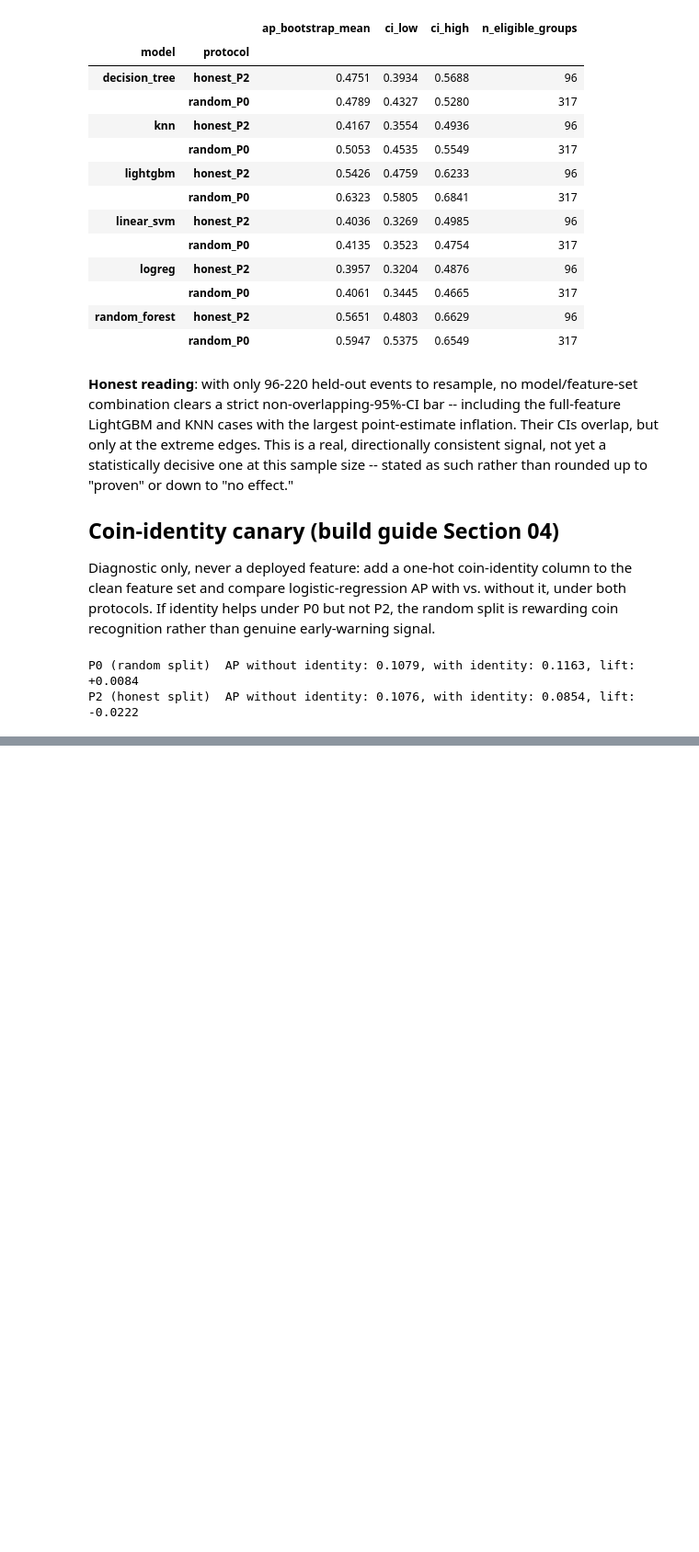
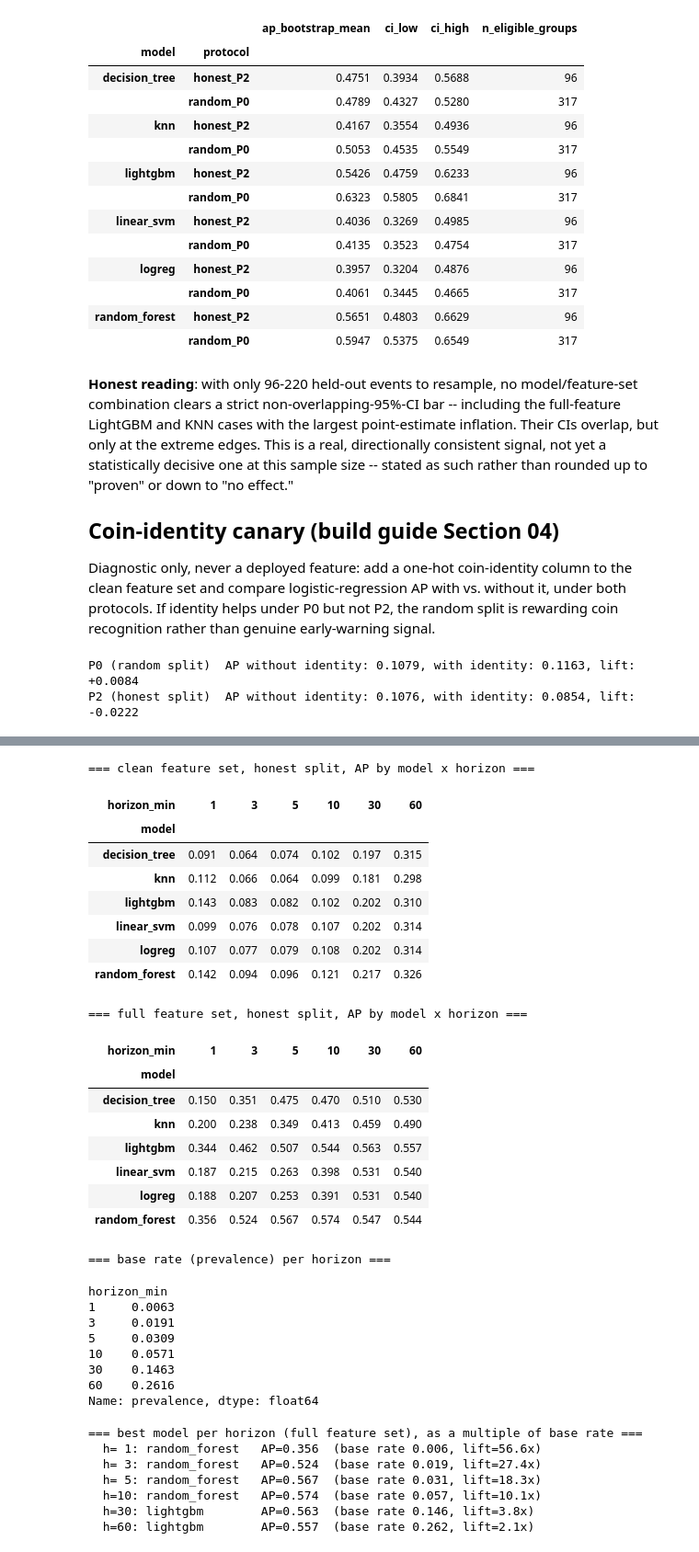
Before and after one commit to aveek-b/Pump-Radar, a Jupyter notebook: notebooks/KD_pumpradar_complete.ipynb, the cells around one changed output, grey strips where cells are left out. Shown at 92% size. Cells and saved outputs as stored; diff of their text form; code cells hidden in the pictures; blank space fills up the shorter version.

```diff
--- a/notebooks/KD_pumpradar_complete.ipynb
+++ b/notebooks/KD_pumpradar_complete.ipynb
@@ -378,0 +414,9 @@ honest chronological split. Consistent with the hypothesis, modest effect size.
+# %%
+with open(PROJECT_ROOT / "results" / "permutation_importance.json") as f:
+    perm_importance = json.load(f)
+
+for feature_set in ("clean", "full"):
+    print(f"-- {feature_set} --")
+    df = pd.DataFrame(perm_importance[feature_set])
+    display(df)
+    print()
@@ -378,0 +464,55 @@ honest chronological split. Consistent with the hypothesis, modest effect size.
+# %%
+honest = records[records.protocol == "honest_P2"]
+prevalence_by_h = honest[honest.feature_set == "clean"].groupby("horizon_min")["prevalence"].first()
+
+for feature_set in ("clean", "full"):
+    print(f"=== {feature_set} feature set, honest split, AP by model x horizon ===")
+    pivot = honest[honest.feature_set == feature_set].pivot(index="model", columns="horizon_min", values="ap")
+    display(pivot.round(3))
+    print()
+
+print("=== base rate (prevalence) per horizon ===")
+display(prevalence_by_h.round(4))
+
+print()
+print("=== best model per horizon (full feature set), as a multiple of base rate ===")
+full_pivot = honest[honest.feature_set == "full"].pivot(index="model", columns="horizon_min", values="ap")
+best_model = full_pivot.idxmax()
+for h in full_pivot.columns:
+    ap = full_pivot.loc[best_model[h], h]
+    print(f"  h={h:>2}: {best_model[h]:14s}  AP={ap:.3f}  (base rate {prevalence_by_h[h]:.3f}, lift={ap / prevalence_by_h[h]:.1f}x)")
+# %% [output]
+=== clean feature set, honest split, AP by model x horizon ===
+| horizon_min | 1 | 3 | 5 | 10 | 30 | 60 |
+| model |  |  |  |  |  |  |
+| decision_tree | 0.091 | 0.064 | 0.074 | 0.102 | 0.197 | 0.315 |
+| knn | 0.112 | 0.066 | 0.064 | 0.099 | 0.181 | 0.298 |
+| lightgbm | 0.143 | 0.083 | 0.082 | 0.102 | 0.202 | 0.310 |
+| linear_svm | 0.099 | 0.076 | 0.078 | 0.107 | 0.202 | 0.314 |
+| logreg | 0.107 | 0.077 | 0.079 | 0.108 | 0.202 | 0.314 |
+| random_forest | 0.142 | 0.094 | 0.096 | 0.121 | 0.217 | 0.326 |
+=== full feature set, honest split, AP by model x horizon ===
+| horizon_min | 1 | 3 | 5 | 10 | 30 | 60 |
+| model |  |  |  |  |  |  |
+| decision_tree | 0.150 | 0.351 | 0.475 | 0.470 | 0.510 | 0.530 |
+| knn | 0.200 | 0.238 | 0.349 | 0.413 | 0.459 | 0.490 |
+| lightgbm | 0.344 | 0.462 | 0.507 | 0.544 | 0.563 | 0.557 |
+| linear_svm | 0.187 | 0.215 | 0.263 | 0.398 | 0.531 | 0.540 |
+| logreg | 0.188 | 0.207 | 0.253 | 0.391 | 0.531 | 0.540 |
+| random_forest | 0.356 | 0.524 | 0.567 | 0.574 | 0.547 | 0.544 |
+=== base rate (prevalence) per horizon ===
+horizon_min
+1     0.0063
+3     0.0191
+5     0.0309
+10    0.0571
+30    0.1463
+60    0.2616
+Name: prevalence, dtype: float64
+=== best model per horizon (full feature set), as a multiple of base rate ===
+  h= 1: random_forest   AP=0.356  (base rate 0.006, lift=56.6x)
+  h= 3: random_forest   AP=0.524  (base rate 0.019, lift=27.4x)
+  h= 5: random_forest   AP=0.567  (base rate 0.031, lift=18.3x)
+  h=10: random_forest   AP=0.574  (base rate 0.057, lift=10.1x)
+  h=30: lightgbm        AP=0.563  (base rate 0.146, lift=3.8x)
+  h=60: lightgbm        AP=0.557  (base rate 0.262, lift=2.1x)
```
Also changed, not shown: parts of 9 cells of this notebook, 13 other files.
